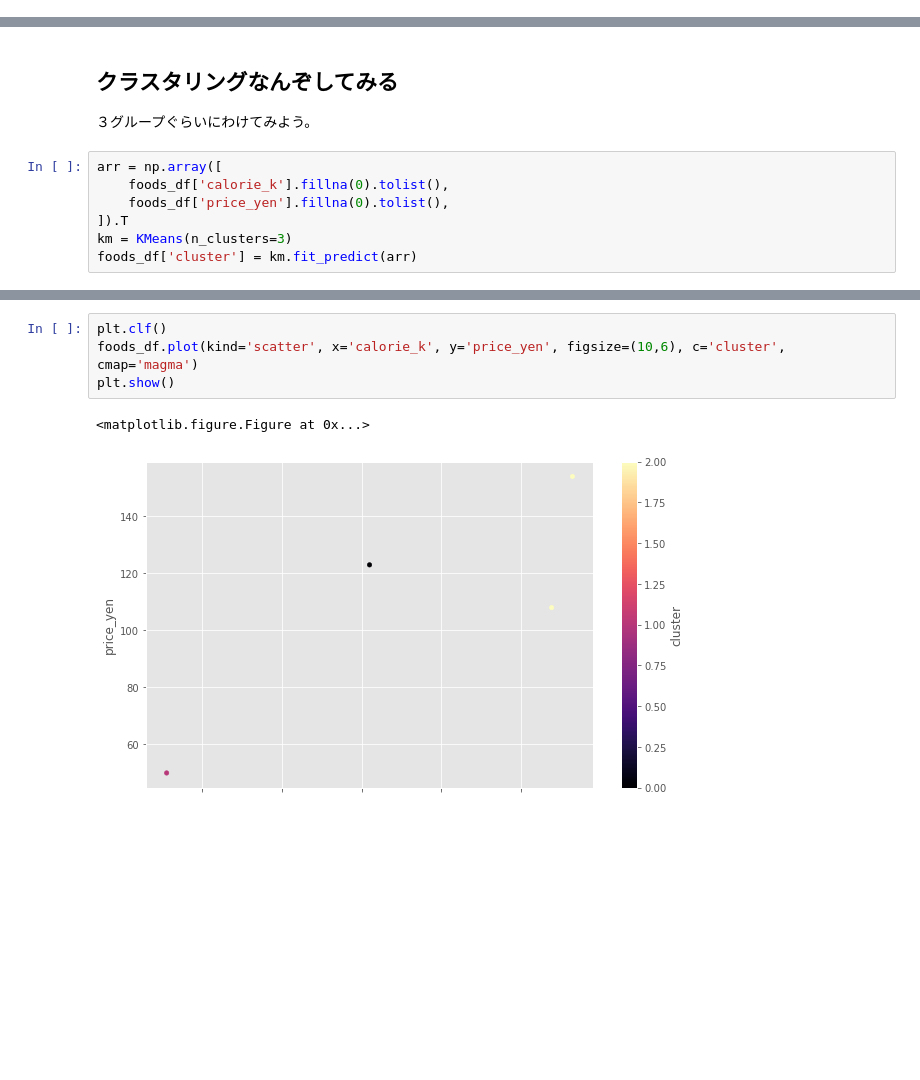
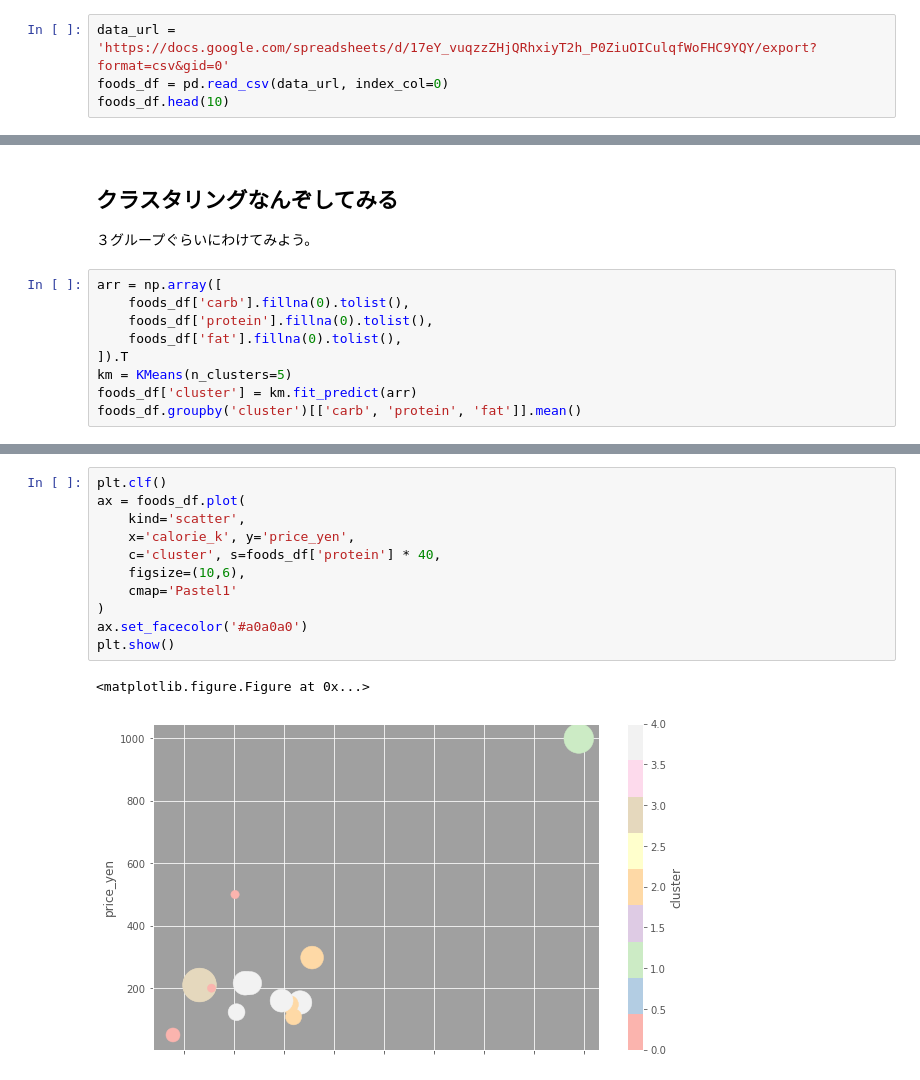
Before and after one commit to myamyu/calorie-cost-performance, a Jupyter notebook: calorie-cost-performance.ipynb, the cells around one changed output, grey strips where cells are left out. Drawn from its saved outputs; the diff is of its cells as text; blank space fills up the shorter version.

```diff
--- a/calorie-cost-performance.ipynb
+++ b/calorie-cost-performance.ipynb
@@ -26,0 +33,4 @@ foods_df.head(10)
+# %%
+data_url = 'https://docs.google.com/spreadsheets/d/17eY_vuqzzZHjQRhxiyT2h_P0ZiuOICulqfWoFHC9YQY/export?format=csv&gid=0'
+foods_df = pd.read_csv(data_url, index_col=0)
+foods_df.head(10)
@@ -37,8 +65,10 @@ plt.show()
 ３グループぐらいにわけてみよう。
 # %%
 arr = np.array([
-    foods_df['calorie_k'].fillna(0).tolist(),
-    foods_df['price_yen'].fillna(0).tolist(),
+    foods_df['carb'].fillna(0).tolist(),
+    foods_df['protein'].fillna(0).tolist(),
+    foods_df['fat'].fillna(0).tolist(),
 ]).T
-km = KMeans(n_clusters=3)
+km = KMeans(n_clusters=5)
 foods_df['cluster'] = km.fit_predict(arr)
+foods_df.groupby('cluster')[['carb', 'protein', 'fat']].mean()
@@ -45,7 +93,14 @@ foods_df['cluster'] = km.fit_predict(arr)
 # %%
 plt.clf()
-foods_df.plot(kind='scatter', x='calorie_k', y='price_yen', figsize=(10,6), c='cluster', cmap='magma')
+ax = foods_df.plot(
+    kind='scatter',
+    x='calorie_k', y='price_yen',
+    c='cluster', s=foods_df['protein'] * 40,
+    figsize=(10,6),
+    cmap='Pastel1'
+)
+ax.set_facecolor('#a0a0a0')
 plt.show()
 # %% [output]
 <matplotlib.figure.Figure at 0x...>
-[figure, old version]
+[figure, new version]
```
Also changed, not shown: parts of 7 cells of this notebook, 1 other file.
